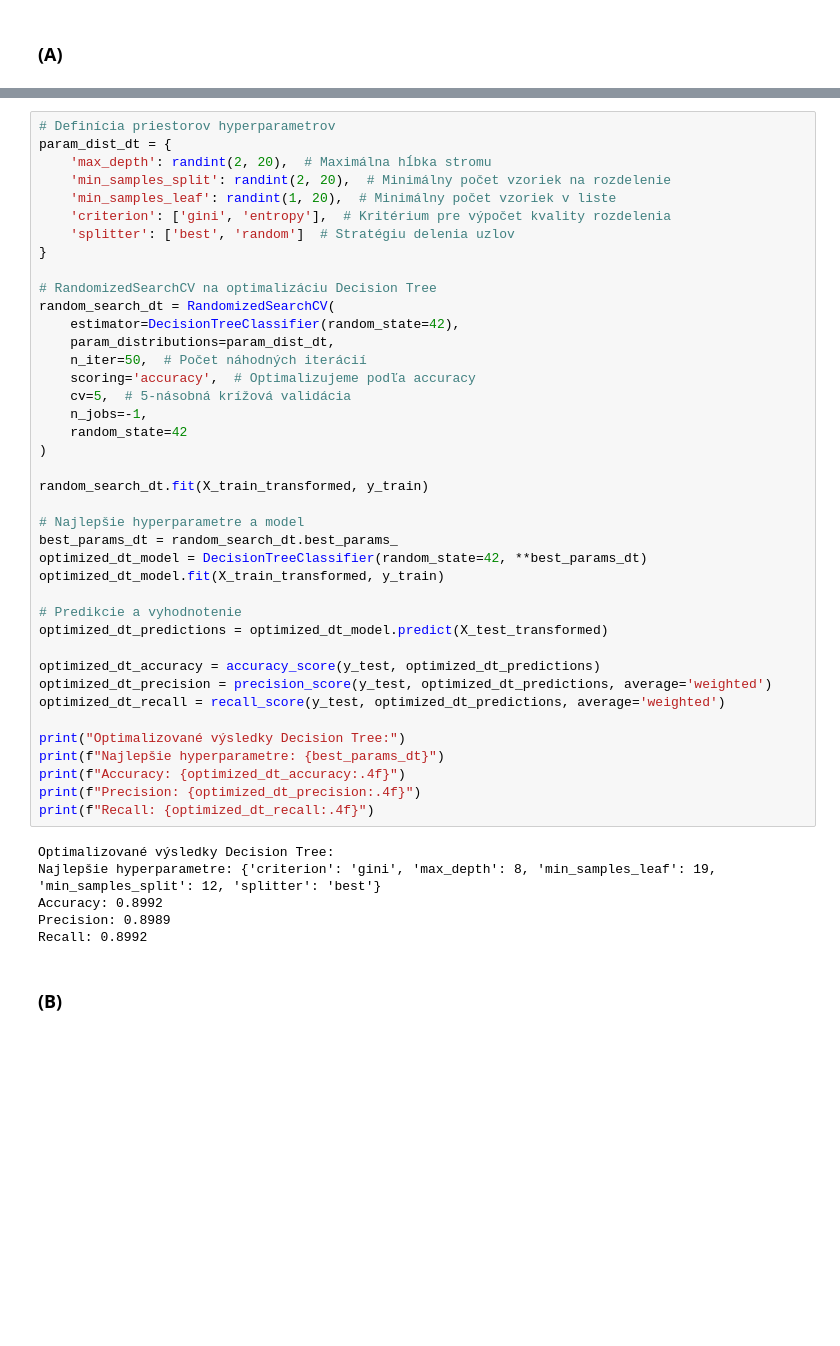
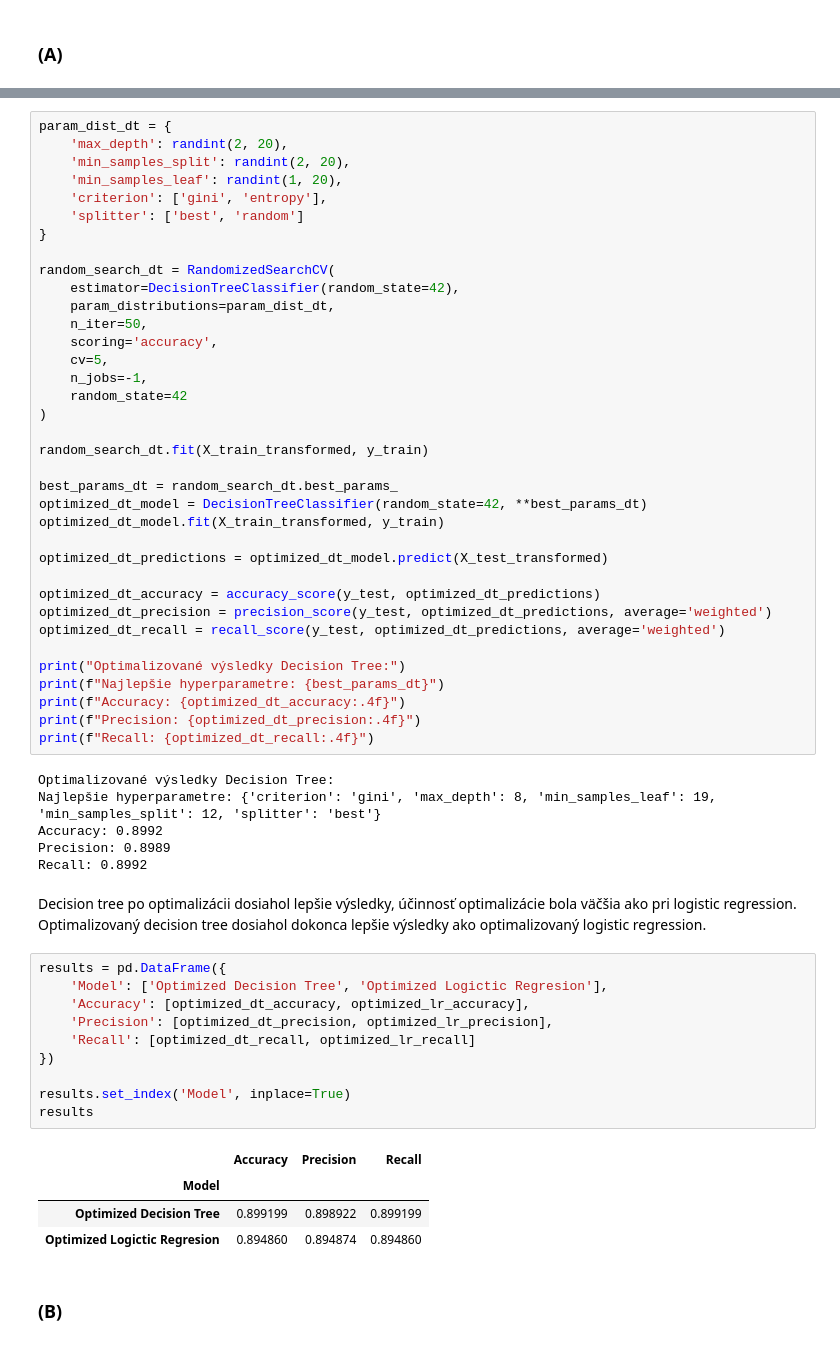
Before and after one commit to LeonRado1/IAU-zadanie, a Jupyter notebook: machine_learning.ipynb, the cells around one changed output, grey strips where cells are left out. Drawn from its saved outputs; the diff is of its cells as text; blank space fills up the shorter version.

```diff
--- a/machine_learning.ipynb
+++ b/machine_learning.ipynb
@@ -436,32 +436,28 @@ Recall: 0.8962
 # %%
-# Definícia priestorov hyperparametrov
 param_dist_dt = {
-    'max_depth': randint(2, 20),  # Maximálna hĺbka stromu
-    'min_samples_split': randint(2, 20),  # Minimálny počet vzoriek na rozdelenie
-    'min_samples_leaf': randint(1, 20),  # Minimálny počet vzoriek v liste
-    'criterion': ['gini', 'entropy'],  # Kritérium pre výpočet kvality rozdelenia
-    'splitter': ['best', 'random']  # Stratégiu delenia uzlov
+    'max_depth': randint(2, 20),
+    'min_samples_split': randint(2, 20),
+    'min_samples_leaf': randint(1, 20),
+    'criterion': ['gini', 'entropy'],
+    'splitter': ['best', 'random']
 }
 
-# RandomizedSearchCV na optimalizáciu Decision Tree
 random_search_dt = RandomizedSearchCV(
     estimator=DecisionTreeClassifier(random_state=42),
     param_distributions=param_dist_dt,
-    n_iter=50,  # Počet náhodných iterácií
-    scoring='accuracy',  # Optimalizujeme podľa accuracy
-    cv=5,  # 5-násobná krížová validácia
+    n_iter=50,
+    scoring='accuracy',
+    cv=5,
     n_jobs=-1,
     random_state=42
 )
 
 random_search_dt.fit(X_train_transformed, y_train)
 
-# Najlepšie hyperparametre a model
 best_params_dt = random_search_dt.best_params_
 optimized_dt_model = DecisionTreeClassifier(random_state=42, **best_params_dt)
 optimized_dt_model.fit(X_train_transformed, y_train)
 
-# Predikcie a vyhodnotenie
 optimized_dt_predictions = optimized_dt_model.predict(X_test_transformed)
 
 optimized_dt_accuracy = accuracy_score(y_test, optimized_dt_predictions)
@@ -479,5 +475,22 @@ Najlepšie hyperparametre: {'criterion': 'gini', 'max_depth': 8, 'min_samples_le
 Accuracy: 0.8992
 Precision: 0.8989
 Recall: 0.8992
+# %% [markdown]
+Decision tree po optimalizácii dosiahol lepšie výsledky, účinnosť optimalizácie bola väčšia ako pri logistic regression. Optimalizovaný decision tree dosiahol dokonca lepšie výsledky ako optimalizovaný logistic regression.
+# %%
+results = pd.DataFrame({
+    'Model': ['Optimized Decision Tree', 'Optimized Logictic Regresion'],
+    'Accuracy': [optimized_dt_accuracy, optimized_lr_accuracy],
+    'Precision': [optimized_dt_precision, optimized_lr_precision],
+    'Recall': [optimized_dt_recall, optimized_lr_recall]
+})
+
+results.set_index('Model', inplace=True)
+results
+# %% [output]
+|  | Accuracy | Precision | Recall |
+| Model |  |  |  |
+| Optimized Decision Tree | 0.899199 | 0.898922 | 0.899199 |
+| Optimized Logictic Regresion | 0.894860 | 0.894874 | 0.894860 |
 # %% [markdown]
 ### (B)
```
Also changed, not shown: parts of 34 cells of this notebook.
